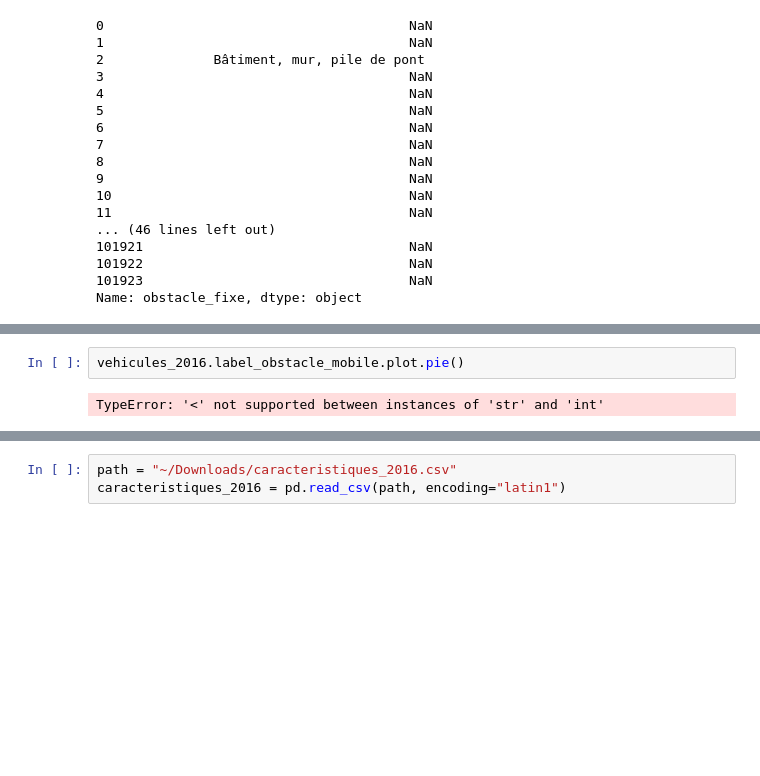
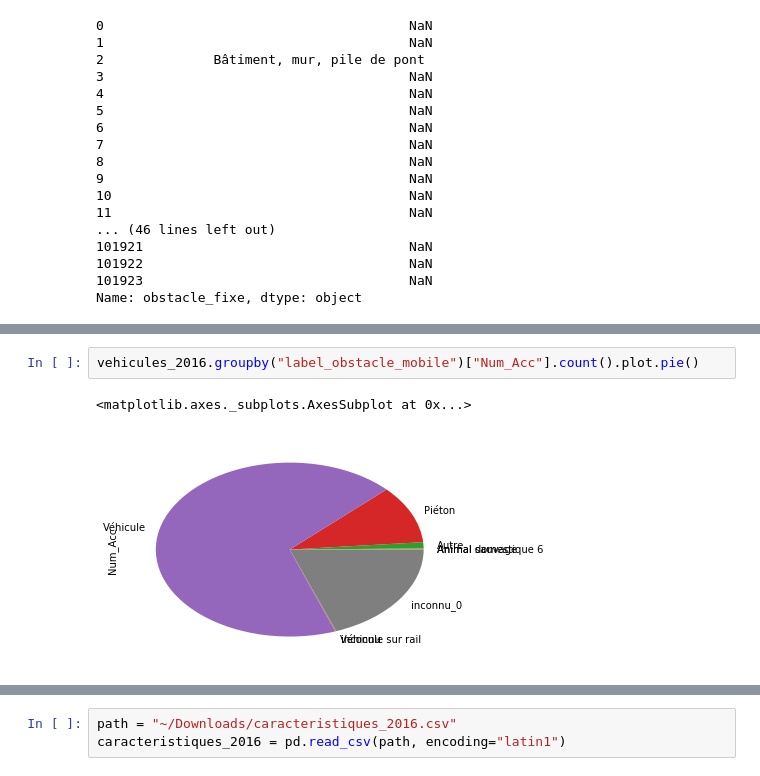
Before and after one commit to romainjouin/formation_python, a Jupyter notebook: accidents_corporels_de_la_circulation.ipynb, the cells around one changed output, grey strips where cells are left out. Cells and saved outputs as stored; diff of their text form; blank space fills up the shorter version.

```diff
--- a/accidents_corporels_de_la_circulation.ipynb
+++ b/accidents_corporels_de_la_circulation.ipynb
@@ -497,4 +494,5 @@ Name: obstacle_fixe, dtype: object
 # %%
-vehicules_2016.label_obstacle_mobile.plot.pie()
+vehicules_2016.groupby("label_obstacle_mobile")["Num_Acc"].count().plot.pie()
 # %% [output]
-TypeError: '<' not supported between instances of 'str' and 'int'
+<matplotlib.axes._subplots.AxesSubplot at 0x...>
+[figure, added]
```
Also changed, not shown: parts of 13 cells of this notebook.
